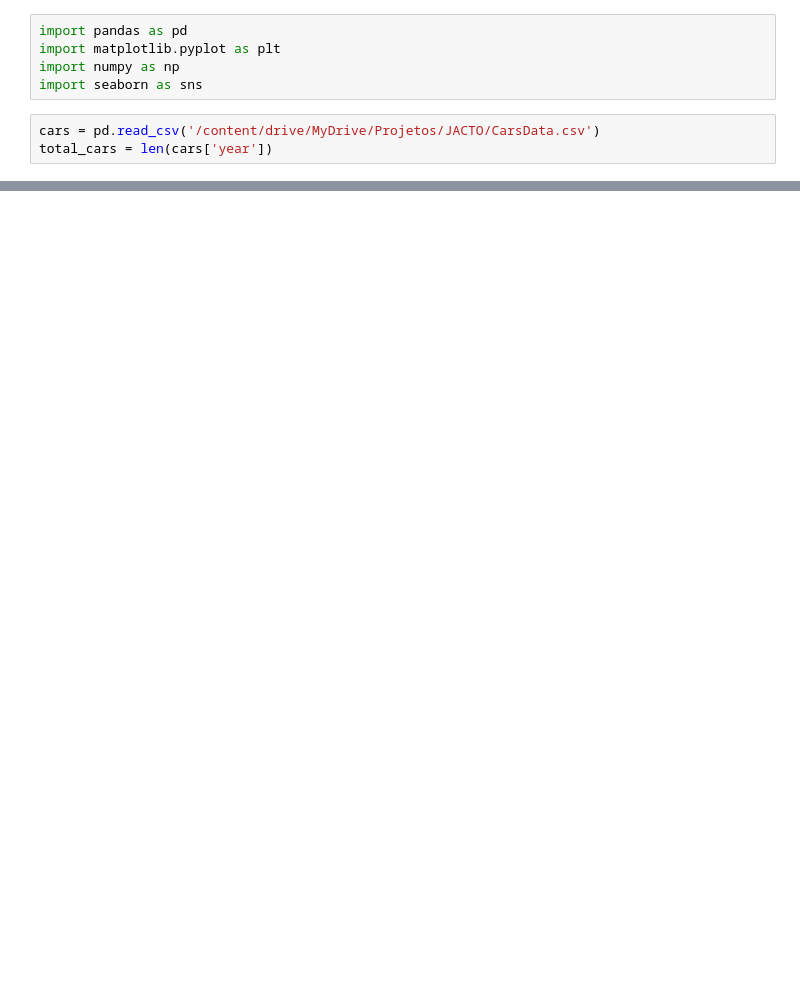
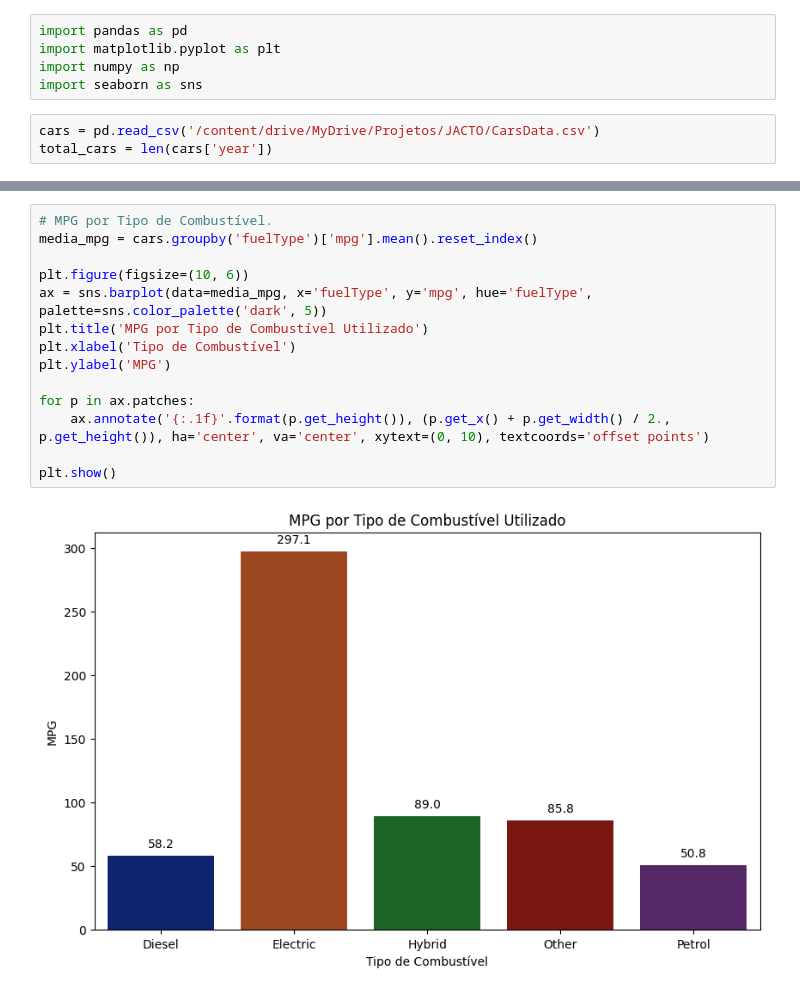
Before and after one commit to Kauefranca/desafios-jacto, a Jupyter notebook: desafio-1/Cars_Analysis.ipynb, the cells around one changed output, grey strips where cells are left out. Drawn from its saved outputs; the diff is of its cells as text; blank space fills up the shorter version.

```diff
--- a/desafio-1/Cars_Analysis.ipynb
+++ b/desafio-1/Cars_Analysis.ipynb
@@ -132,0 +97,16 @@ plt.show()
+# %%
+# MPG por Tipo de Combustível.
+media_mpg = cars.groupby('fuelType')['mpg'].mean().reset_index()
+
+plt.figure(figsize=(10, 6))
+ax = sns.barplot(data=media_mpg, x='fuelType', y='mpg', hue='fuelType', palette=sns.color_palette('dark', 5))
+plt.title('MPG por Tipo de Combustível Utilizado')
+plt.xlabel('Tipo de Combustível')
+plt.ylabel('MPG')
+
+for p in ax.patches:
+    ax.annotate('{:.1f}'.format(p.get_height()), (p.get_x() + p.get_width() / 2., p.get_height()), ha='center', va='center', xytext=(0, 10), textcoords='offset points')
+
+plt.show()
+# %% [output]
+[figure, added]
```
Also changed, not shown: parts of 13 cells of this notebook.
